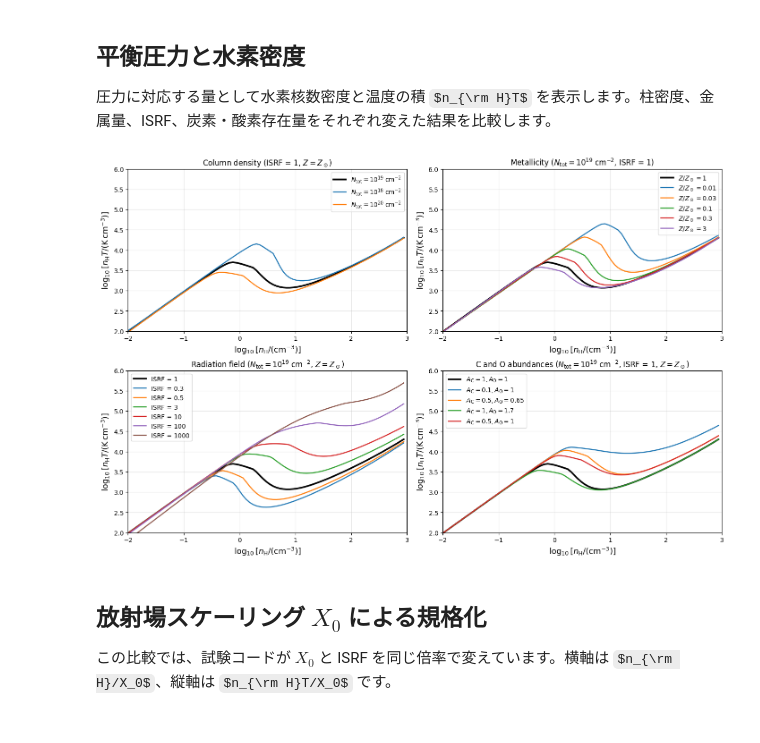
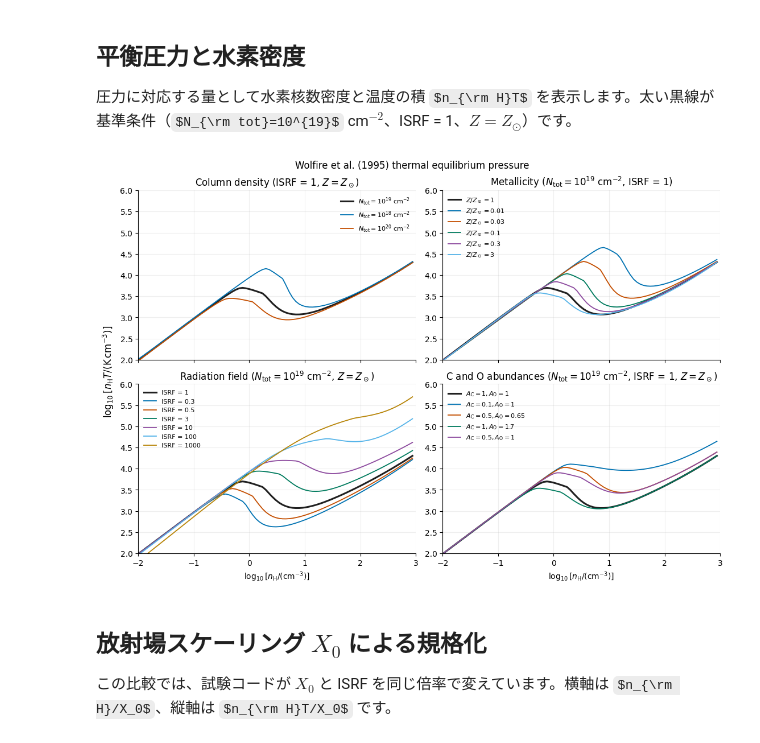
Before and after one commit to babajn/CEQLib, a Jupyter notebook: plot/PlotWolfire1995.ipynb, the cells around one changed output. Saved outputs shown, nothing was run; the diff lists cells and outputs as text; code cells hidden in the pictures; some formulas as TeX source.

```diff
--- a/plot/PlotWolfire1995.ipynb
+++ b/plot/PlotWolfire1995.ipynb
@@ -135,15 +68,14 @@ def plot_density_panels(quantity, ylabel, *, xlim, ylim=None):
 # %% [markdown]
 ## 平衡圧力と水素密度
 
-圧力に対応する量として水素核数密度と温度の積 $n_{\rm H}T$ を表示します。柱密度、金属量、ISRF、炭素・酸素存在量をそれぞれ変えた結果を比較します。
+圧力に対応する量として水素核数密度と温度の積 $n_{\rm H}T$ を表示します。太い黒線が基準条件（$N_{\rm tot}=10^{19}$ cm$^{-2}$、ISRF = 1、$Z=Z_\odot$）です。
-# %%
-plot_density_panels(
-    lambda data: log10_positive(data["n_H"] * data["T"]),
-    r"$\log_{10}[n_{\rm H}T/(\mathrm{K\,cm}^{-3})]$",
-    xlim=(-2, 3), ylim=(2, 6),
-)
-# %% [output]
-[figure, removed]
+# %%
+with plt.rc_context(PLOT_STYLE):
+    fig = plot_pressure(results)
+    display(fig)
+    plt.close(fig)
+# %% [output]
+[figure, added]
 # %% [markdown]
 ## 放射場スケーリング $X_0$ による規格化
 
```
Also changed, not shown: parts of 13 cells of this notebook, 4 other files.
